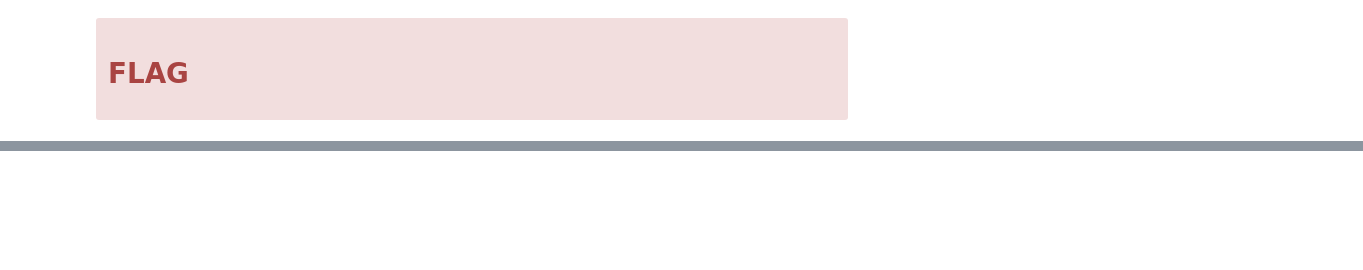
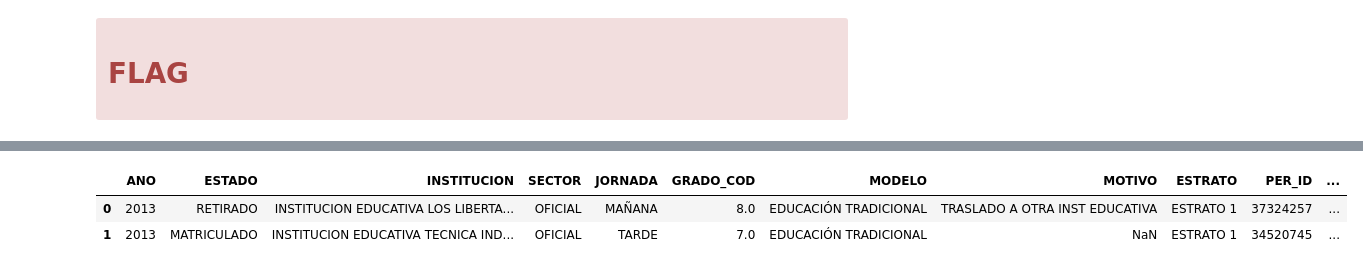
Before and after one commit to samirhinojosa/school-dropout-in-sogamoso, a Jupyter notebook: notebooks/school_dropout_eda_final.ipynb, the cells around one changed output, grey strips where cells are left out. Saved outputs shown, nothing was run; the diff lists cells and outputs as text; code cells hidden in the pictures; blank space fills up the shorter version.

```diff
--- a/notebooks/school_dropout_eda_final.ipynb
+++ b/notebooks/school_dropout_eda_final.ipynb
@@ -842,0 +881,8 @@ xxx
+# %%
+df_temp = df_students.head(100).copy()
+# %%
+df_temp.head(2)
+# %% [output]
+|  | ANO | ESTADO | INSTITUCION | SECTOR | JORNADA | GRADO_COD | MODELO | MOTIVO | ESTRATO | PER_ID | ... |
+| 0 | 2013 | RETIRADO | INSTITUCION EDUCATIVA LOS LIBERTA... | OFICIAL | MAÑANA | 8.0 | EDUCACIÓN TRADICIONAL | TRASLADO A OTRA INST EDUCATIVA | ESTRATO 1 | 37324257 | ... |
+| 1 | 2013 | MATRICULADO | INSTITUCION EDUCATIVA TECNICA IND... | OFICIAL | TARDE | 7.0 | EDUCACIÓN TRADICIONAL | NaN | ESTRATO 1 | 34520745 | ... |
```
Also changed, not shown: parts of 15 cells of this notebook, 1 other file.
